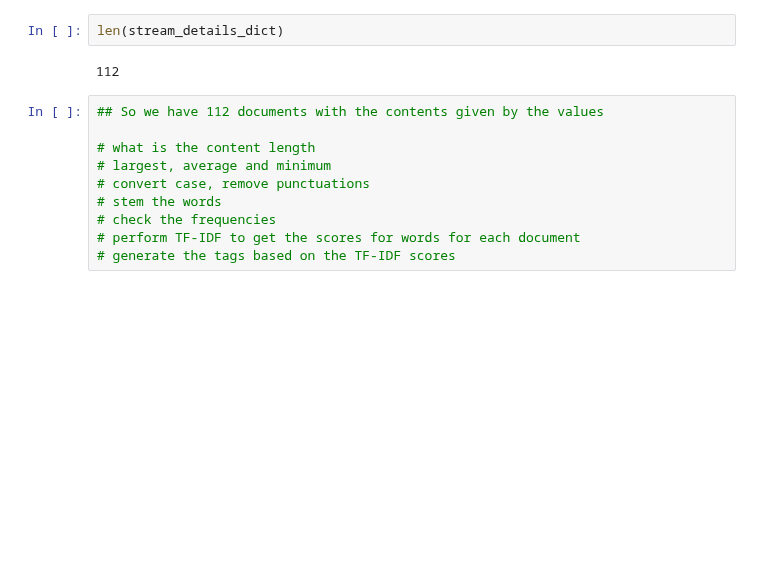
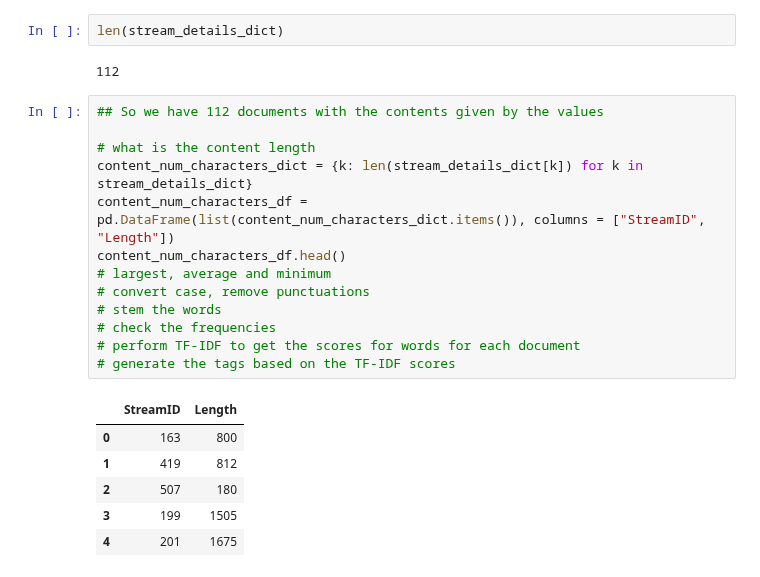
Before and after one commit to ace-racer/ContextualRecommender, a Jupyter notebook: jupyter_notebooks/stream_content_descriptive_text_analysis.ipynb, the cells around one changed output. Cells and saved outputs as stored; diff of their text form; blank space fills up the shorter version.

Commit message:
Add code to organize content lengths

```diff
--- a/jupyter_notebooks/stream_content_descriptive_text_analysis.ipynb
+++ b/jupyter_notebooks/stream_content_descriptive_text_analysis.ipynb
@@ -62,10 +62,20 @@ len(stream_details_dict)
 # %%
 ## So we have 112 documents with the contents given by the values
 
 # what is the content length
+content_num_characters_dict = {k: len(stream_details_dict[k]) for k in stream_details_dict}
+content_num_characters_df = pd.DataFrame(list(content_num_characters_dict.items()), columns = ["StreamID", "Length"])
+content_num_characters_df.head()
 # largest, average and minimum
 # convert case, remove punctuations
 # stem the words
 # check the frequencies
 # perform TF-IDF to get the scores for words for each document
 # generate the tags based on the TF-IDF scores
+# %% [output]
+|  | StreamID | Length |
+| 0 | 163 | 800 |
+| 1 | 419 | 812 |
+| 2 | 507 | 180 |
+| 3 | 199 | 1505 |
+| 4 | 201 | 1675 |
```
